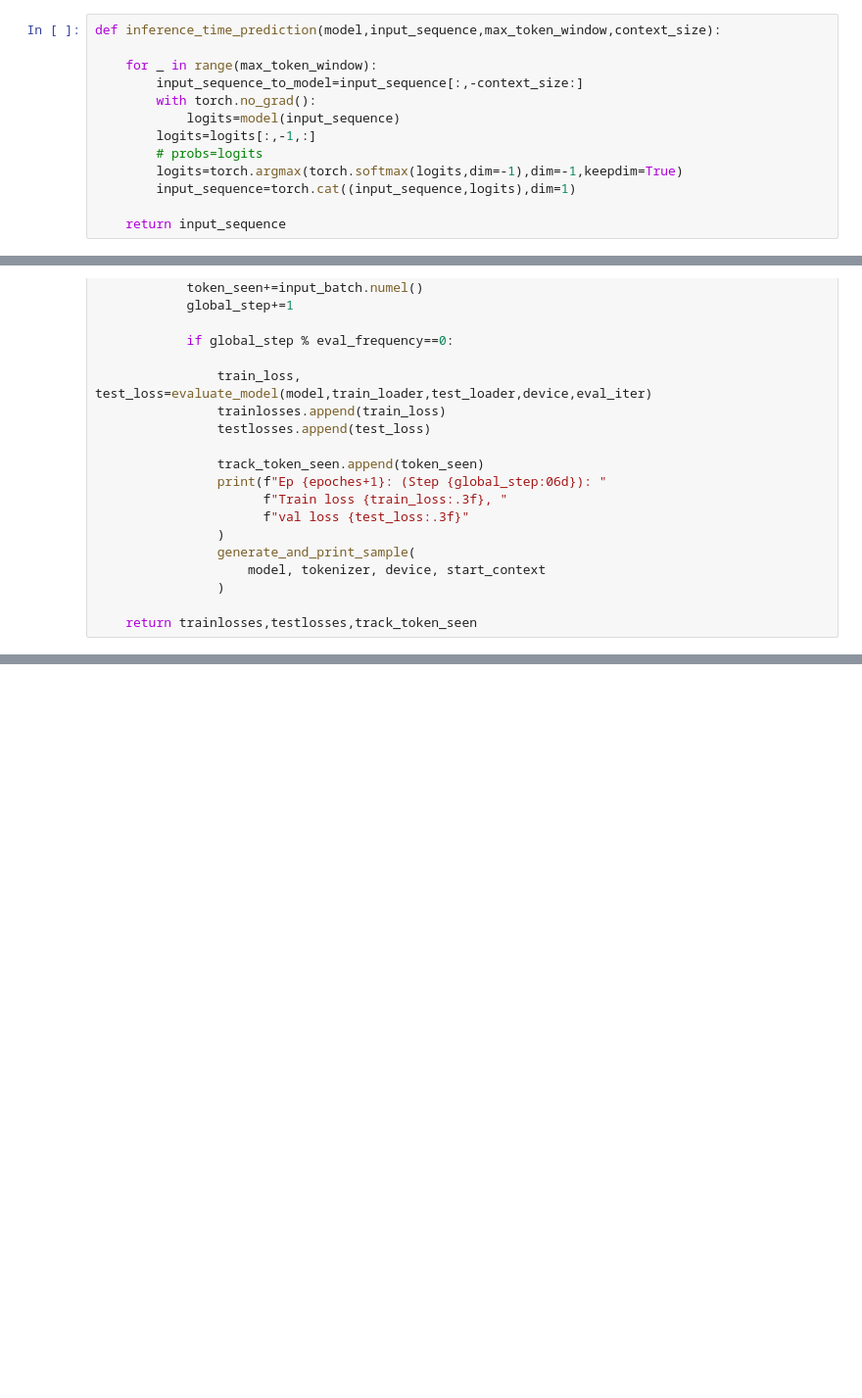
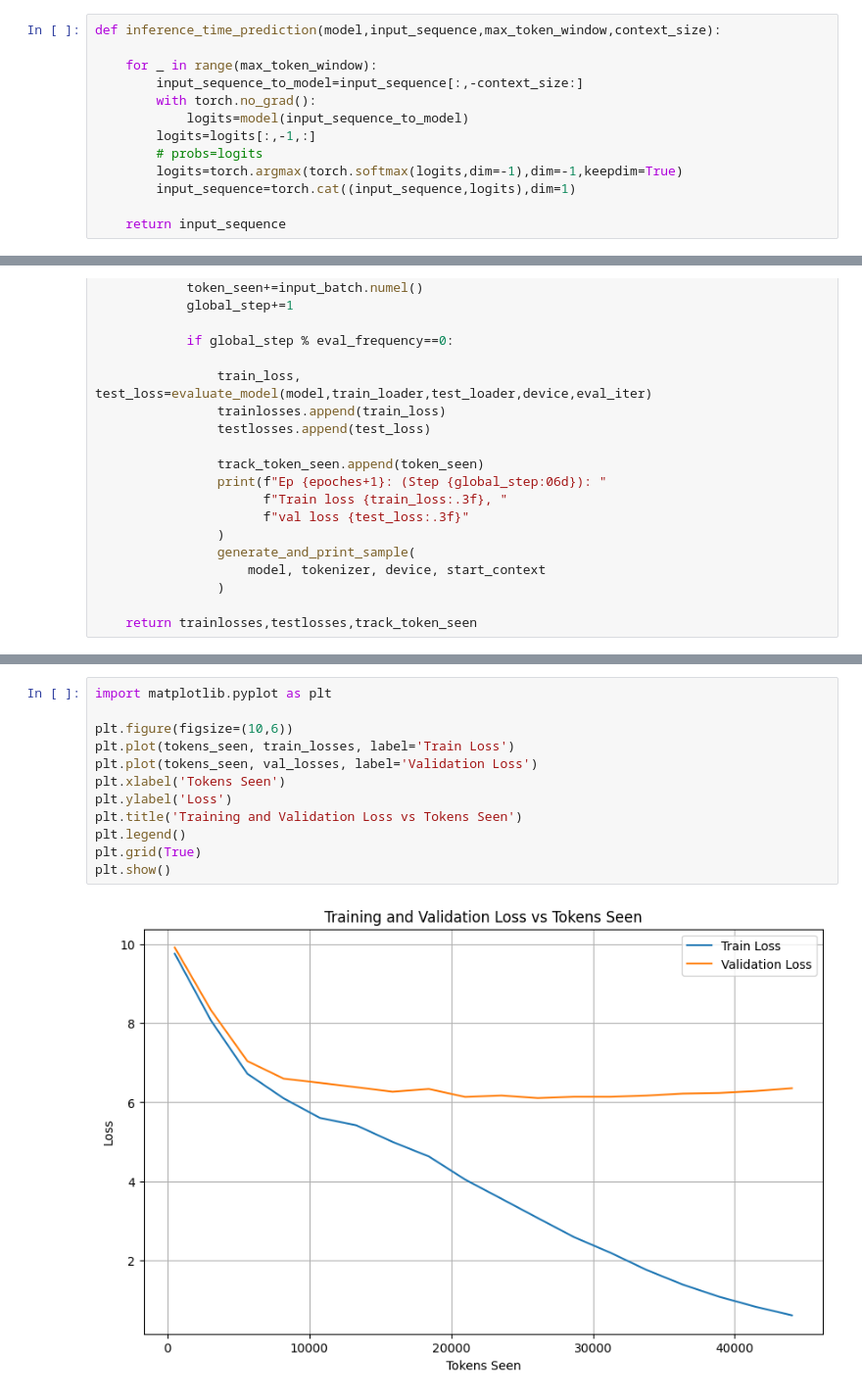
Before and after one commit to Venna-Sujith-Reddy/scratchGPT, a Jupyter notebook: scratch_gpt.ipynb, the cells around one changed output, grey strips where cells are left out. Shown at 98% size. Drawn from its saved outputs; the diff is of its cells as text; blank space fills up the shorter version.

```diff
--- a/scratch_gpt.ipynb
+++ b/scratch_gpt.ipynb
@@ -547,7 +672,7 @@ def inference_time_prediction(model,input_sequence,max_token_window,context_size
     for _ in range(max_token_window):
         input_sequence_to_model=input_sequence[:,-context_size:]
         with torch.no_grad():
-            logits=model(input_sequence)
+            logits=model(input_sequence_to_model)
         logits=logits[:,-1,:]
         # probs=logits
         logits=torch.argmax(torch.softmax(logits,dim=-1),dim=-1,keepdim=True)
@@ -788,0 +990,14 @@ train_losses, val_losses, tokens_seen = train_model(
+# %%
+import matplotlib.pyplot as plt
+
+plt.figure(figsize=(10,6))
+plt.plot(tokens_seen, train_losses, label='Train Loss')
+plt.plot(tokens_seen, val_losses, label='Validation Loss')
+plt.xlabel('Tokens Seen')
+plt.ylabel('Loss')
+plt.title('Training and Validation Loss vs Tokens Seen')
+plt.legend()
+plt.grid(True)
+plt.show()
+# %% [output]
+[figure, added]
```
Also changed, not shown: parts of 54 cells of this notebook.
